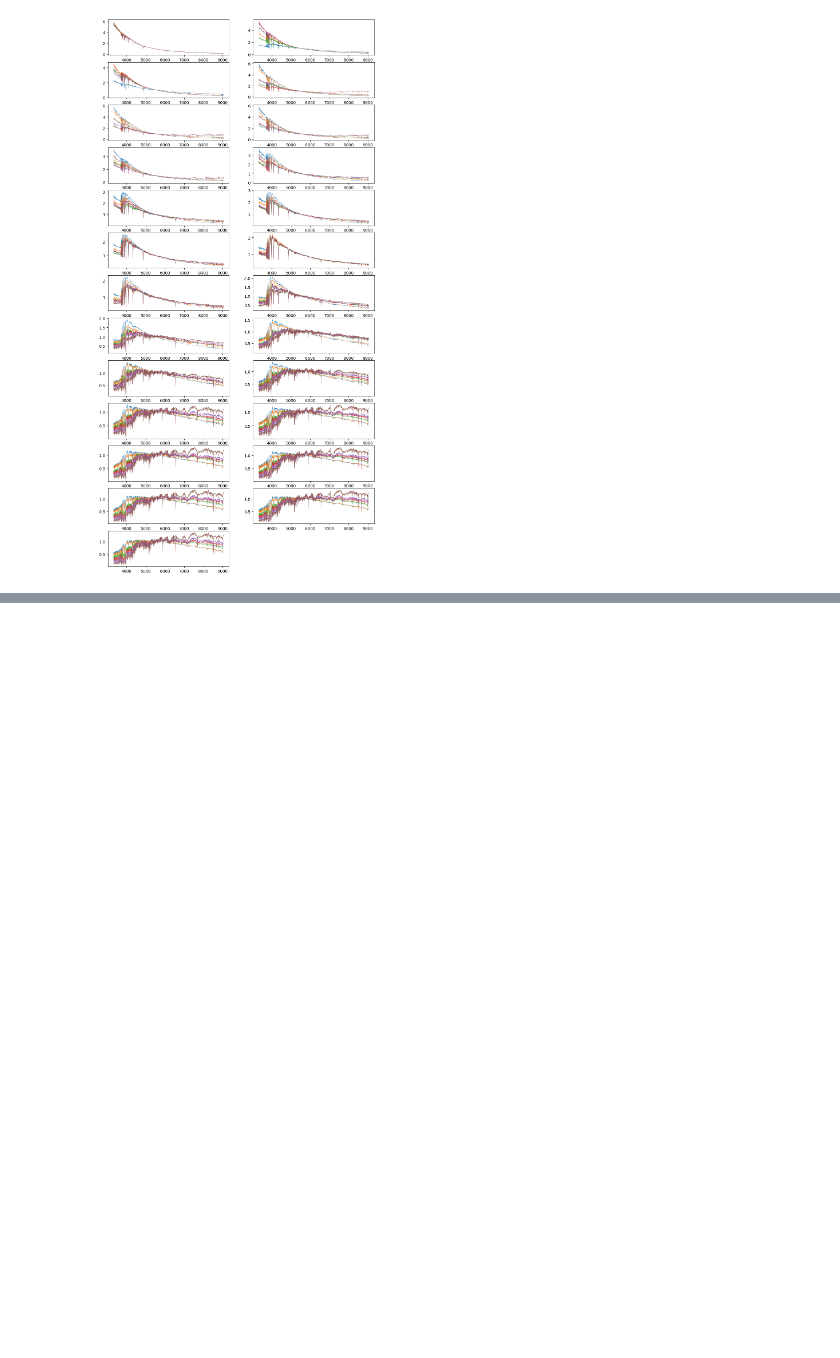
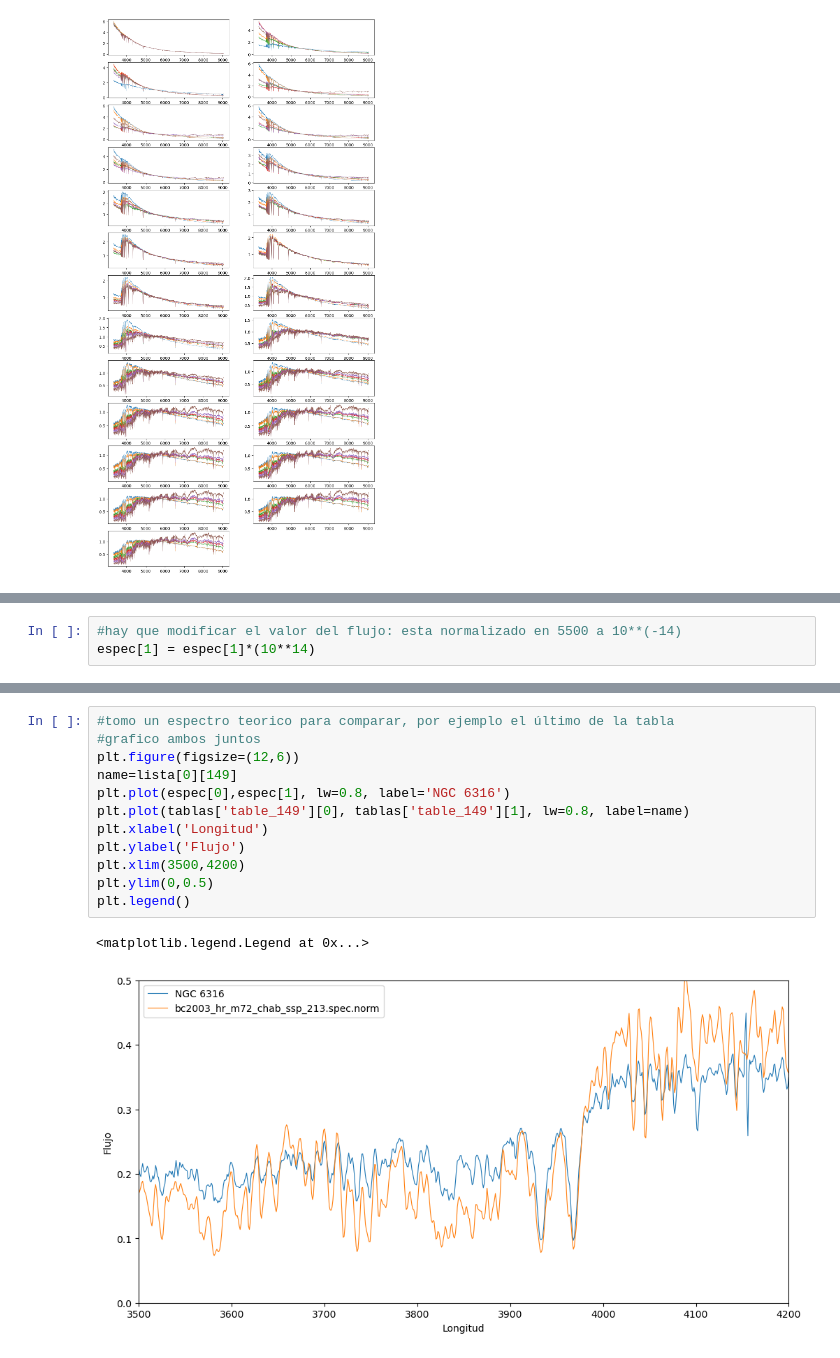
Before and after one commit to ana-garcia1/Materia_Andrea, a Jupyter notebook: Datos_base.ipynb, the cells around one changed output, grey strips where cells are left out. Drawn from its saved outputs; the diff is of its cells as text; blank space fills up the shorter version.

```diff
--- a/Datos_base.ipynb
+++ b/Datos_base.ipynb
@@ -579,0 +612,3 @@ for l in range(25):
+# %%
+#hay que modificar el valor del flujo: esta normalizado en 5500 a 10**(-14)
+espec[1] = espec[1]*(10**14)
@@ -579,0 +647,15 @@ for l in range(25):
+# %%
+#tomo un espectro teorico para comparar, por ejemplo el último de la tabla
+#grafico ambos juntos
+plt.figure(figsize=(12,6))
+name=lista[0][149]
+plt.plot(espec[0],espec[1], lw=0.8, label='NGC 6316')
+plt.plot(tablas['table_149'][0], tablas['table_149'][1], lw=0.8, label=name)
+plt.xlabel('Longitud')
+plt.ylabel('Flujo')
+plt.xlim(3500,4200)
+plt.ylim(0,0.5)
+plt.legend()
+# %% [output]
+<matplotlib.legend.Legend at 0x...>
+[figure, added]
```
Also changed, not shown: parts of 60 cells of this notebook.
